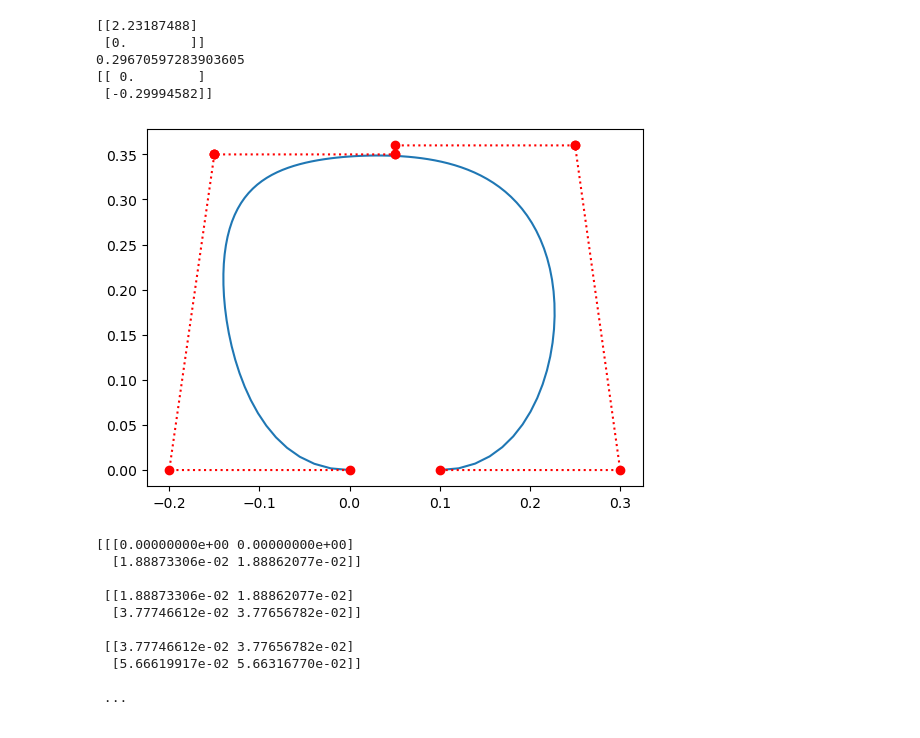
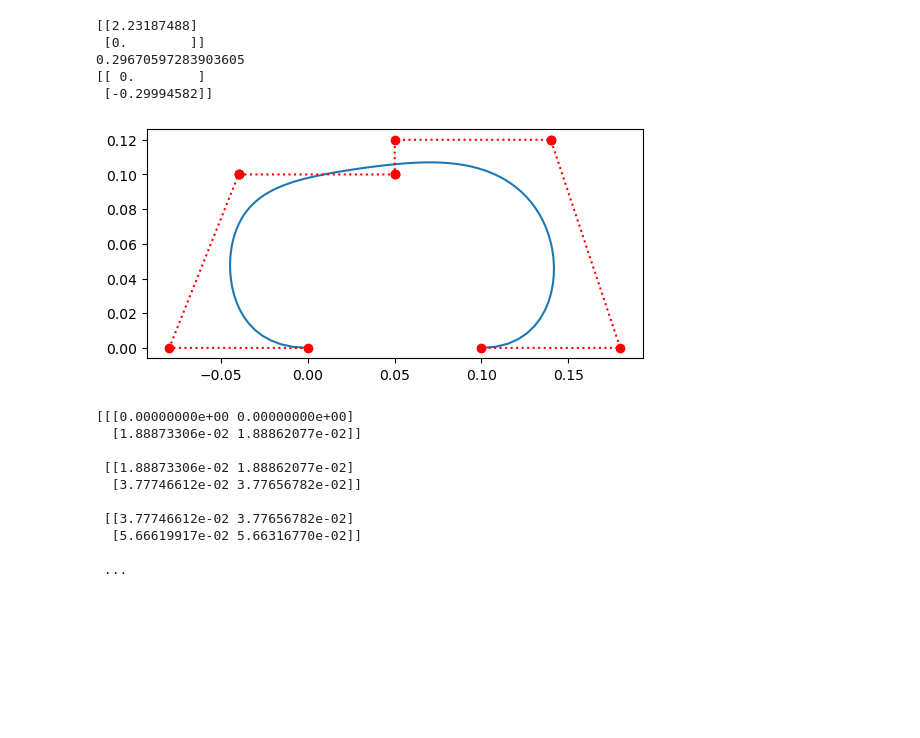
Before and after one commit to guanlunlu/MBD_Corgi_python, a Jupyter notebook: script/test.ipynb, the cells around one changed output. Cells and saved outputs as stored; diff of their text form; code cells hidden in the pictures; blank space fills up the shorter version.

Commit message:
organized bezier curve function

```diff
--- a/script/test.ipynb
+++ b/script/test.ipynb
@@ -97,40 +97,40 @@ import numpy as np
 from numpy import array as a
 import matplotlib.pyplot as plt
 from mpl_toolkits.mplot3d import Axes3D
 import time
 
-h = 0.35
-dh = 0.01
+h = 0.1
+dh = 0.02
 L = 0.1
-dL1 = 0.2
-dL2 = -0.05
-dL3 = 0.2
-dL4 = -0.05
+dL1 = 0.08
+dL2 = -0.04
+dL3 = 0.08
+dL4 = -0.04
 
 c0 = np.array([0,0])
 c1 = c0 - np.array([dL1, 0])
 c2 = c1 - np.array([dL2, 0]) + np.array([0, h])
 c3 = c2
 c4 = c2
 c5 = c4 + np.array([0.5 * L + dL1 + dL2, 0])
 c6 = c5
 c7 = c5 + np.array([0, dh])
 c8 = c7 + np.array([0.5 * L + dL3 + dL4, 0])
 c9 = c8
 c10 = c8 - np.array([dL4, h + dh])
 c11 = c10 - np.array([dL3, 0])
 
 c_set = np.array([c0, c1, c2, c3, c4, c5, c6, c7, c8, c9, c10, c11])
 t_points = np.linspace(0, 1, 100)
 
 curve = Bezier.Curve(t_points, c_set)
 
 plt.plot(curve[:, 0], curve[:, 1])
 plt.plot(c_set[:, 0], c_set[:, 1], "ro:")
 plt.gca().set_aspect("equal", adjustable="box")
 plt.show()
 # %% [output]
-[figure, old version]
+[figure, new version]
 # %%
 import numpy as np
 import matplotlib.pyplot as plt
```
Also changed, not shown: 2 other files.
